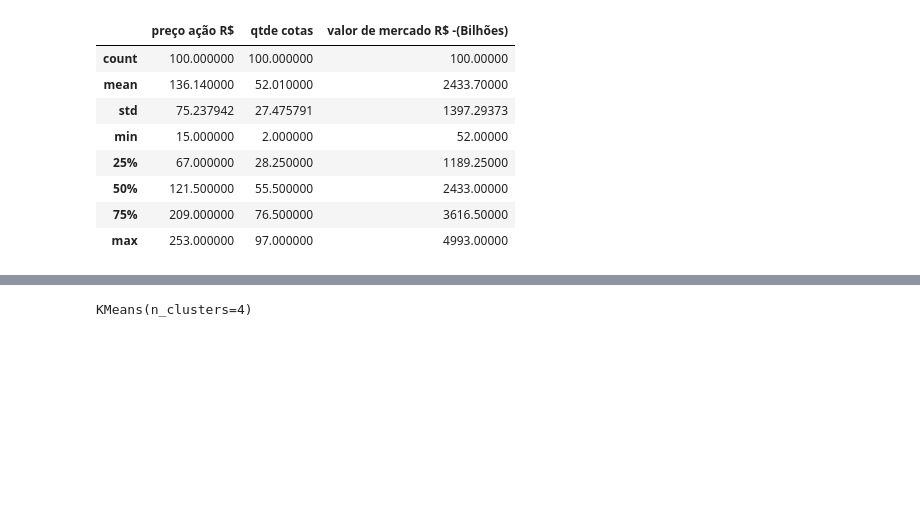
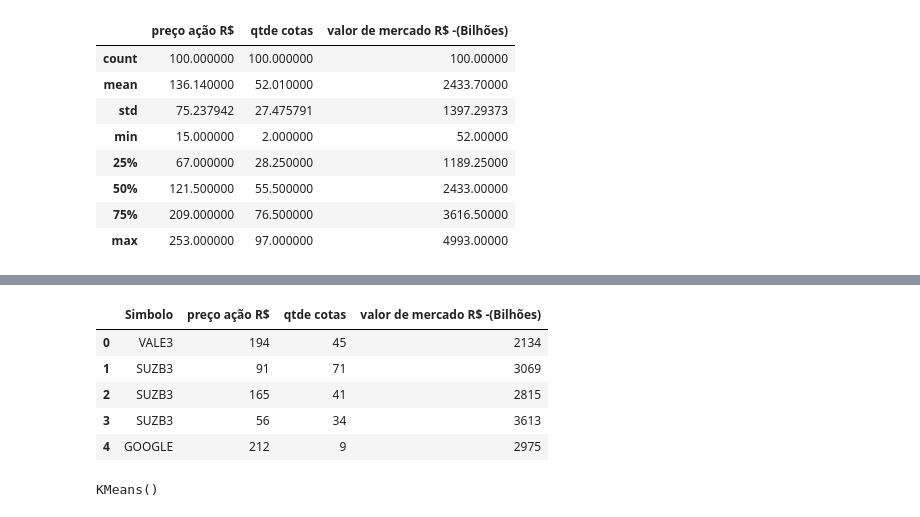
Before and after one commit to Godooih/IA, a Jupyter notebook: Somativa/Codigo/codigo.ipynb, the cells around one changed output, grey strips where cells are left out. Saved outputs shown, nothing was run; the diff lists cells and outputs as text; code cells hidden in the pictures; blank space fills up the shorter version.

```diff
--- a/Somativa/Codigo/codigo.ipynb
+++ b/Somativa/Codigo/codigo.ipynb
@@ -49,2 +66,12 @@ dados.describe()
+# %%
+#teste para ver se funcionou o renomeio das colunas
+dados.head()
+# %% [output]
+|  | Simbolo | preço ação R$ | qtde cotas | valor de mercado R$ -(Bilhões) |
+| 0 | VALE3 | 194 | 45 | 2134 |
+| 1 | SUZB3 | 91 | 71 | 3069 |
+| 2 | SUZB3 | 165 | 41 | 2815 |
+| 3 | SUZB3 | 56 | 34 | 3613 |
+| 4 | GOOGLE | 212 | 9 | 2975 |
 # %%
 #transformando o nome da ação em string ao inves de object
@@ -54,9 +81,9 @@ dados = pd.get_dummies(dados,columns=['nome ação'],drop_first=True)
 # %%
 #Aplicando o KMeans
-kmeans = KMeans(n_clusters=4)
-kmeans.fit(dados)
+kmeans = KMeans(n_clusters=8)
+kmeans.fit(dados_n)
 # %% [output]
-KMeans(n_clusters=4)
+KMeans()
 # %%
 #Verificando a qualidade da inertia
 sse = kmeans.inertia_
```
Also changed, not shown: parts of 13 cells of this notebook.
